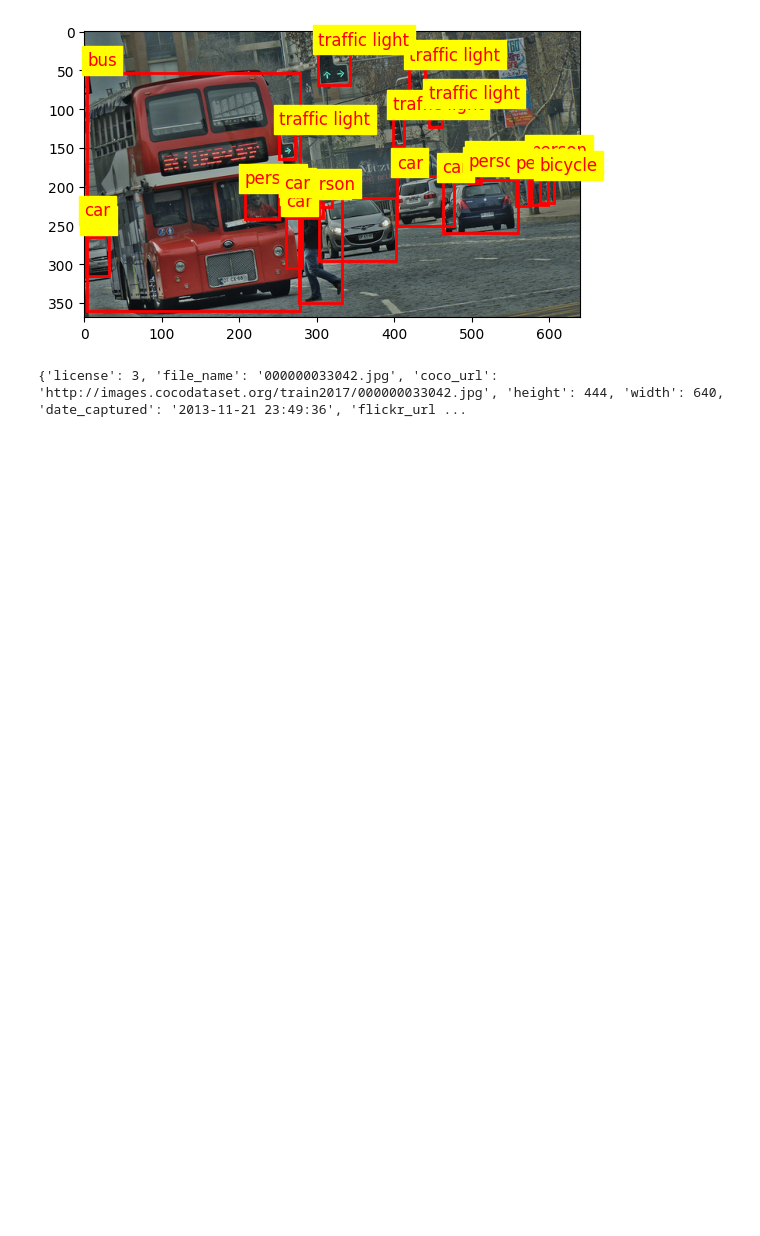
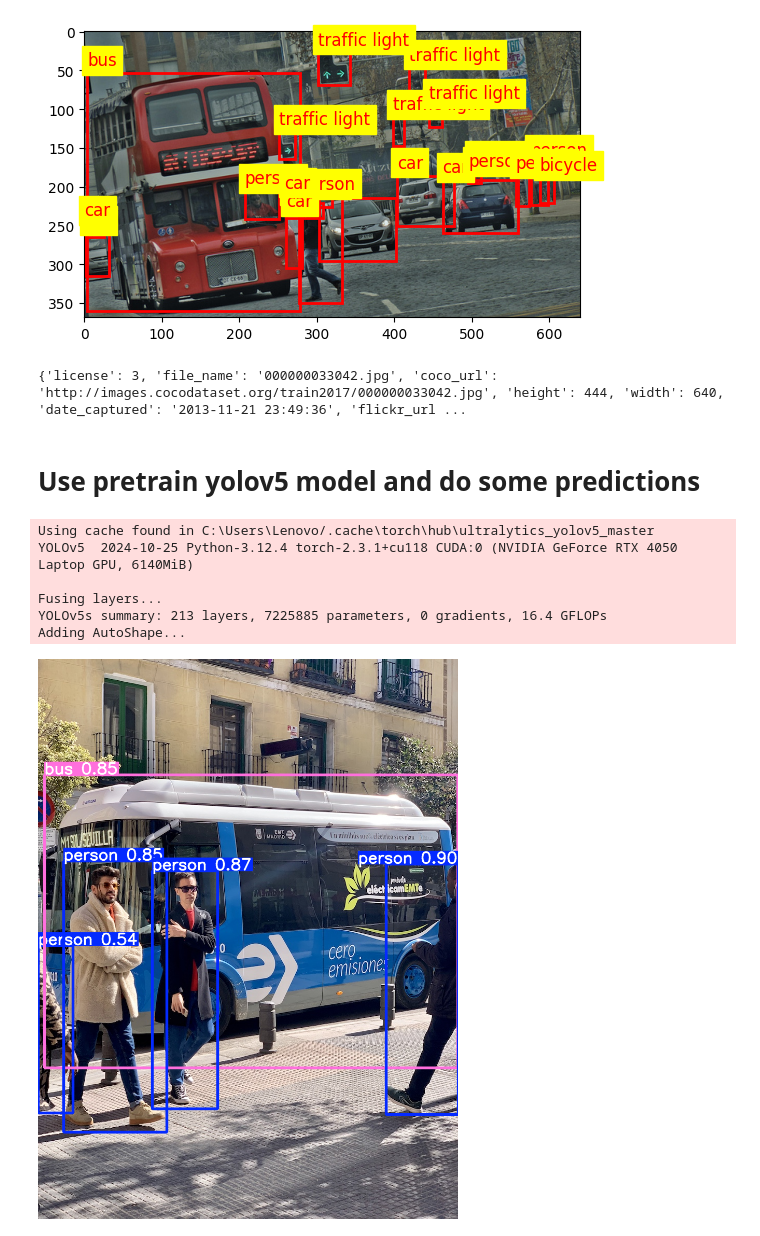
Before and after one commit to MDalamin5/DeepLearning-With-Pytorch-and-Tensorflow, a Jupyter notebook: PyTorch/KD-Pytorch/play-withdataset.ipynb, the cells around one changed output. Drawn from its saved outputs; the diff is of its cells as text; code cells hidden in the pictures; blank space fills up the shorter version.

Commit message:
successfully download and object detection pre train model

```diff
--- a/PyTorch/KD-Pytorch/play-withdataset.ipynb
+++ b/PyTorch/KD-Pytorch/play-withdataset.ipynb
@@ -184,3 +184,29 @@ plt.show()
 print(image_info)
 # %% [output]
 {'license': 3, 'file_name': '000000033042.jpg', 'coco_url': 'http://images.cocodataset.org/train2017/000000033042.jpg', 'height': 444, 'width': 640, 'date_captured': '2013-11-21 23:49:36', 'flickr_url ...
+# %% [markdown]
+# Use pretrain yolov5 model and do some predictions
+# %%
+# Import required libraries
+import torch
+from IPython.display import Image  # To display images in Jupyter notebook
+
+# Load a pre-trained YOLOv5 model (small version - 'yolov5s')
+model = torch.hub.load('ultralytics/yolov5', 'yolov5s', pretrained=True)
+
+# Define the path to your image (replace with your own image path if needed)
+img_path = '../yolov5/data/images/bus.jpg'  # Example image in the yolov5/data/images folder
+
+# Run inference
+results = model(img_path)
+
+# Display the result
+results.show()  # This will display the image with bounding boxes in Jupyter
+# %% [output]
+Using cache found in C:\Users\Lenovo/.cache\torch\hub\ultralytics_yolov5_master
+YOLOv5  2024-10-25 Python-3.12.4 torch-2.3.1+cu118 CUDA:0 (NVIDIA GeForce RTX 4050 Laptop GPU, 6140MiB)
+
+Fusing layers...
+YOLOv5s summary: 213 layers, 7225885 parameters, 0 gradients, 16.4 GFLOPs
+Adding AutoShape...
+[figure, added]
```
